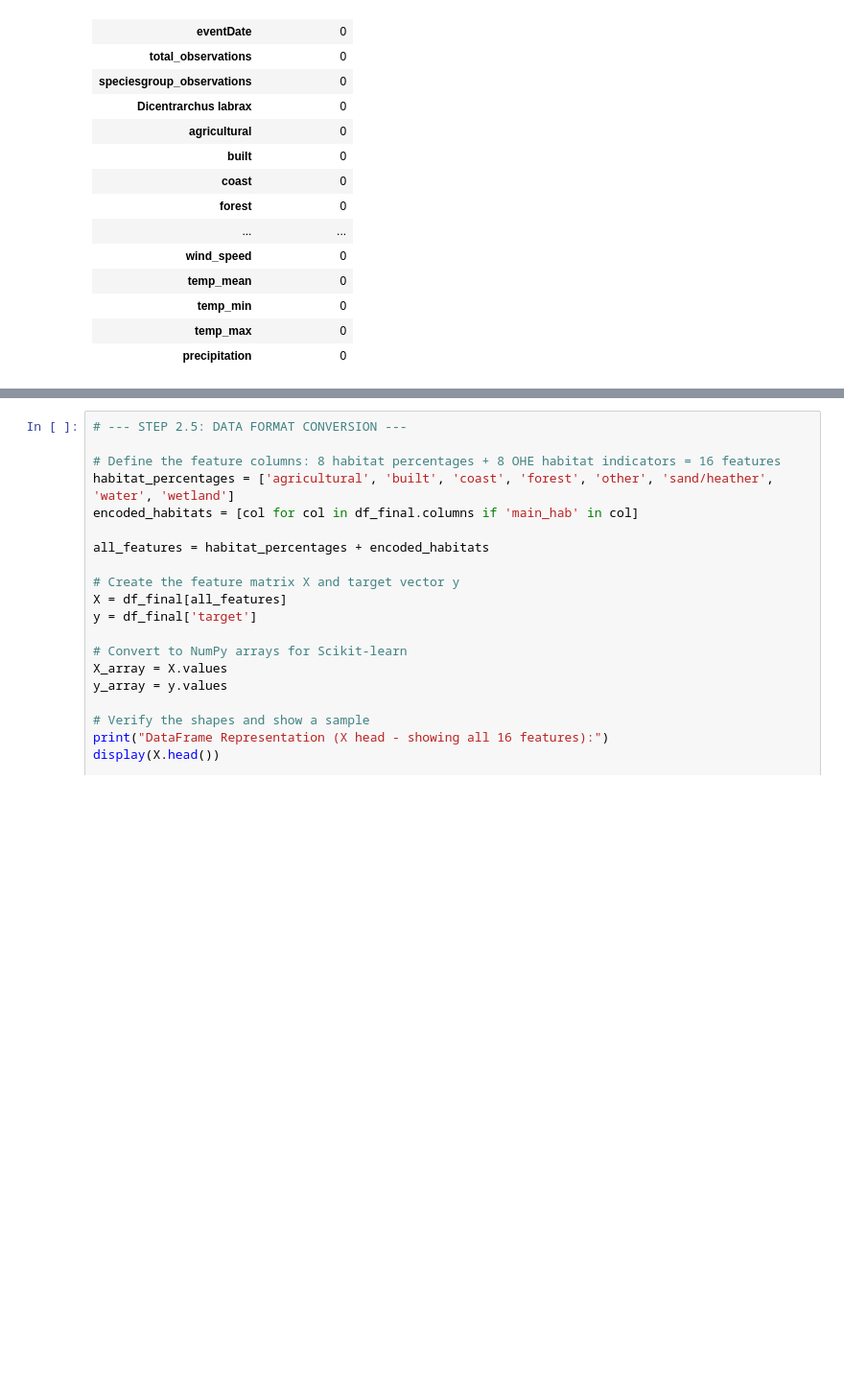
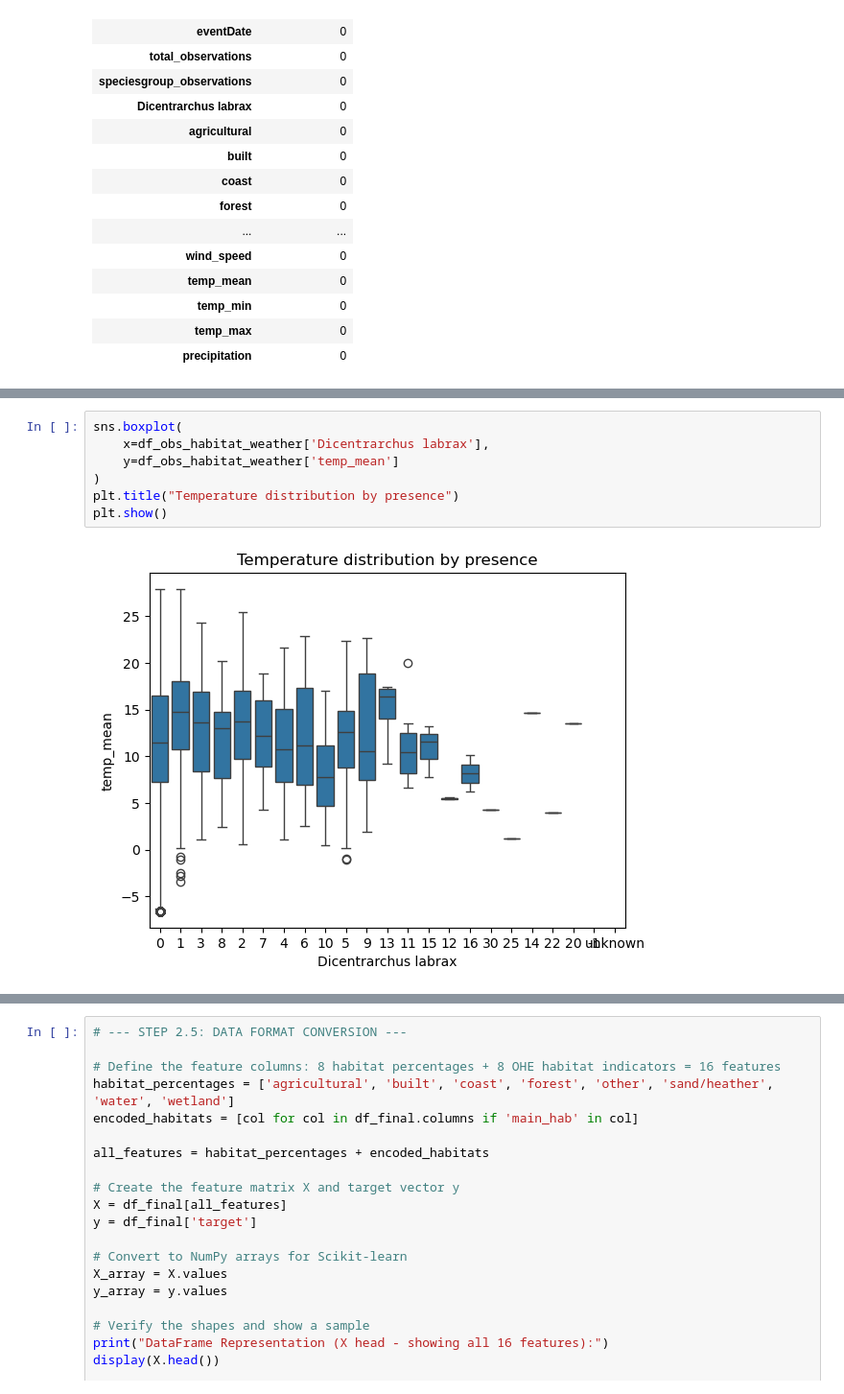
Before and after one commit to XueHu2222/DSAI, a Jupyter notebook: assignment_template_it1.ipynb, the cells around one changed output, grey strips where cells are left out. Shown at 96% size. Cells and saved outputs as stored; diff of their text form; blank space fills up the shorter version.

```diff
--- a/assignment_template_it1.ipynb
+++ b/assignment_template_it1.ipynb
@@ -154,0 +239,9 @@ display(df_clean.isnull().sum().to_frame(name='missing_count'))
+# %%
+sns.boxplot(
+    x=df_obs_habitat_weather['Dicentrarchus labrax'],
+    y=df_obs_habitat_weather['temp_mean']
+)
+plt.title("Temperature distribution by presence")
+plt.show()
+# %% [output]
+[figure, added]
```
Also changed, not shown: parts of 6 cells of this notebook.
